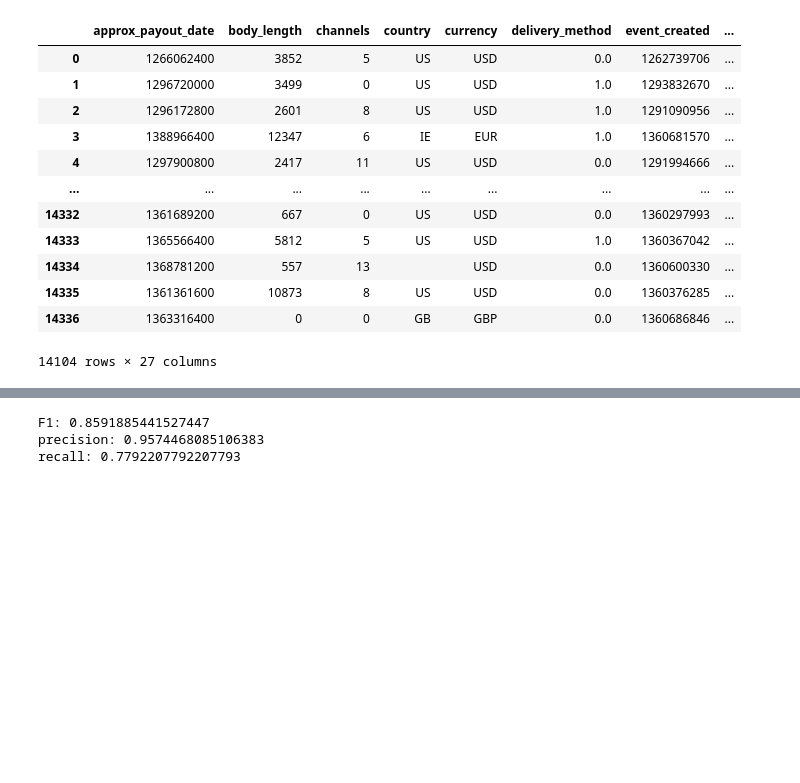
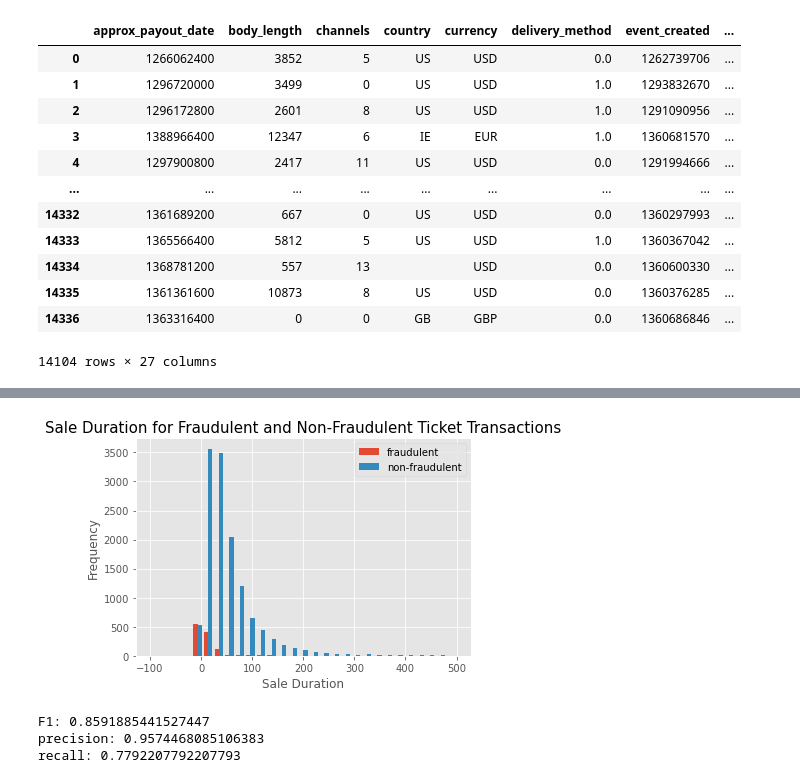
Before and after one commit to isbhsun/Fraud-Detection, a Jupyter notebook: EDA.ipynb, the cells around one changed output, grey strips where cells are left out. Saved outputs shown, nothing was run; the diff lists cells and outputs as text; code cells hidden in the pictures; blank space fills up the shorter version.

Commit message:
sale duration plot and ticket type breakdown

```diff
--- a/EDA.ipynb
+++ b/EDA.ipynb
@@ -134,3 +162,17 @@ fig.savefig('images/User_age_freq.png', bbox_inches = "tight")
+# %%
+fraud = df['sale_duration2'][df['fraud']==True]
+no_fraud = df['sale_duration2'][df['fraud']==False]
+
+bins = np.linspace(-100, 500, 30)
+fig, ax = plt.subplots()
+ax.hist([fraud, no_fraud], bins, label=['fraudulent', 'non-fraudulent'])
+ax.set_title('Sale Duration for Fraudulent and Non-Fraudulent Ticket Transactions', size = 15)
+ax.set_ylabel('Frequency')
+ax.set_xlabel('Sale Duration')
+ax.legend(loc = 'upper right')
+fig.savefig('images/sale_duration.png', bbox_inches = "tight")
+# %% [output]
+[figure, added]
 # %%
 from sklearn.model_selection import train_test_split
 from sklearn.metrics import mean_squared_error, confusion_matrix, precision_score, recall_score, f1_score
```
Also changed, not shown: parts of 4 cells of this notebook, 5 other files.
